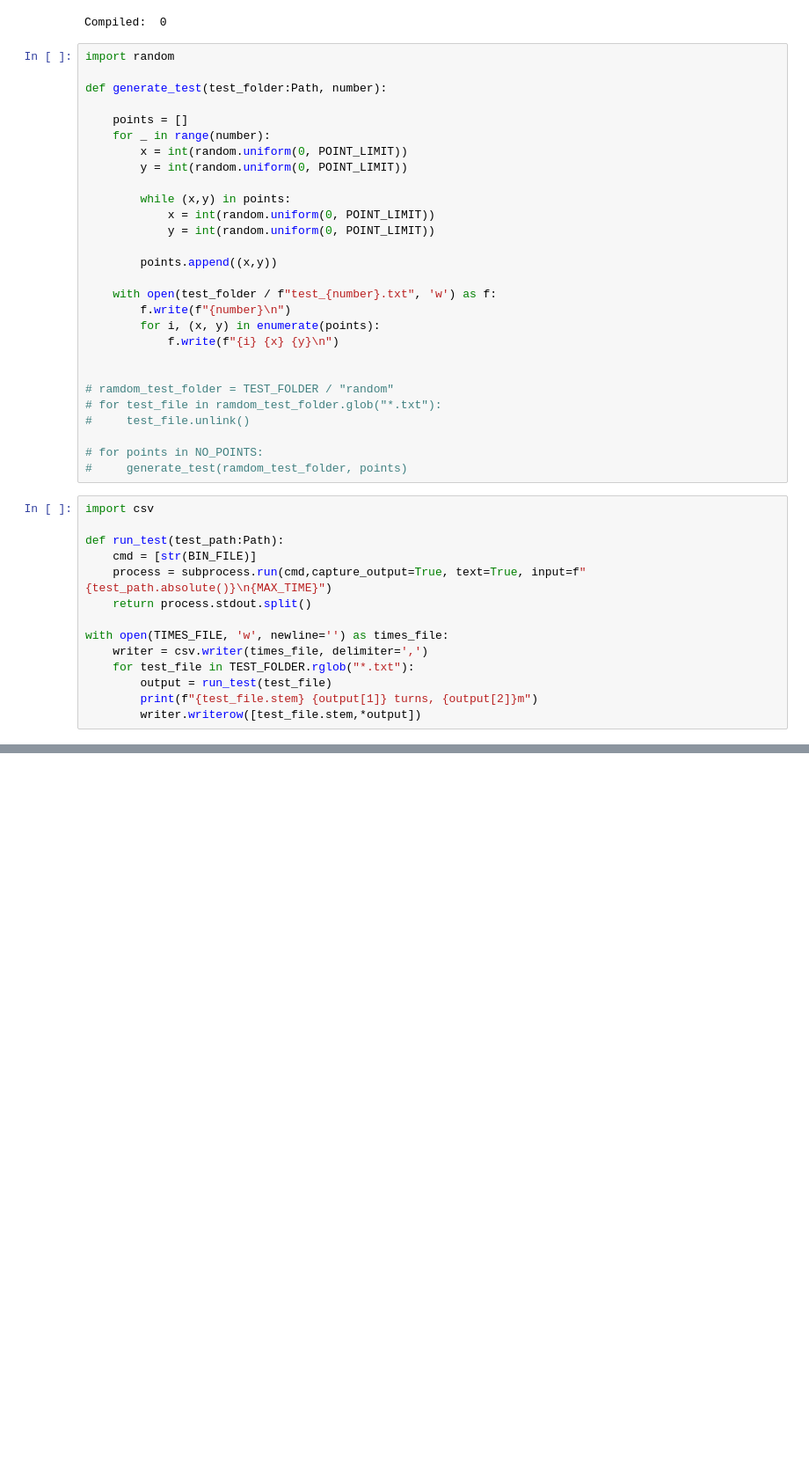
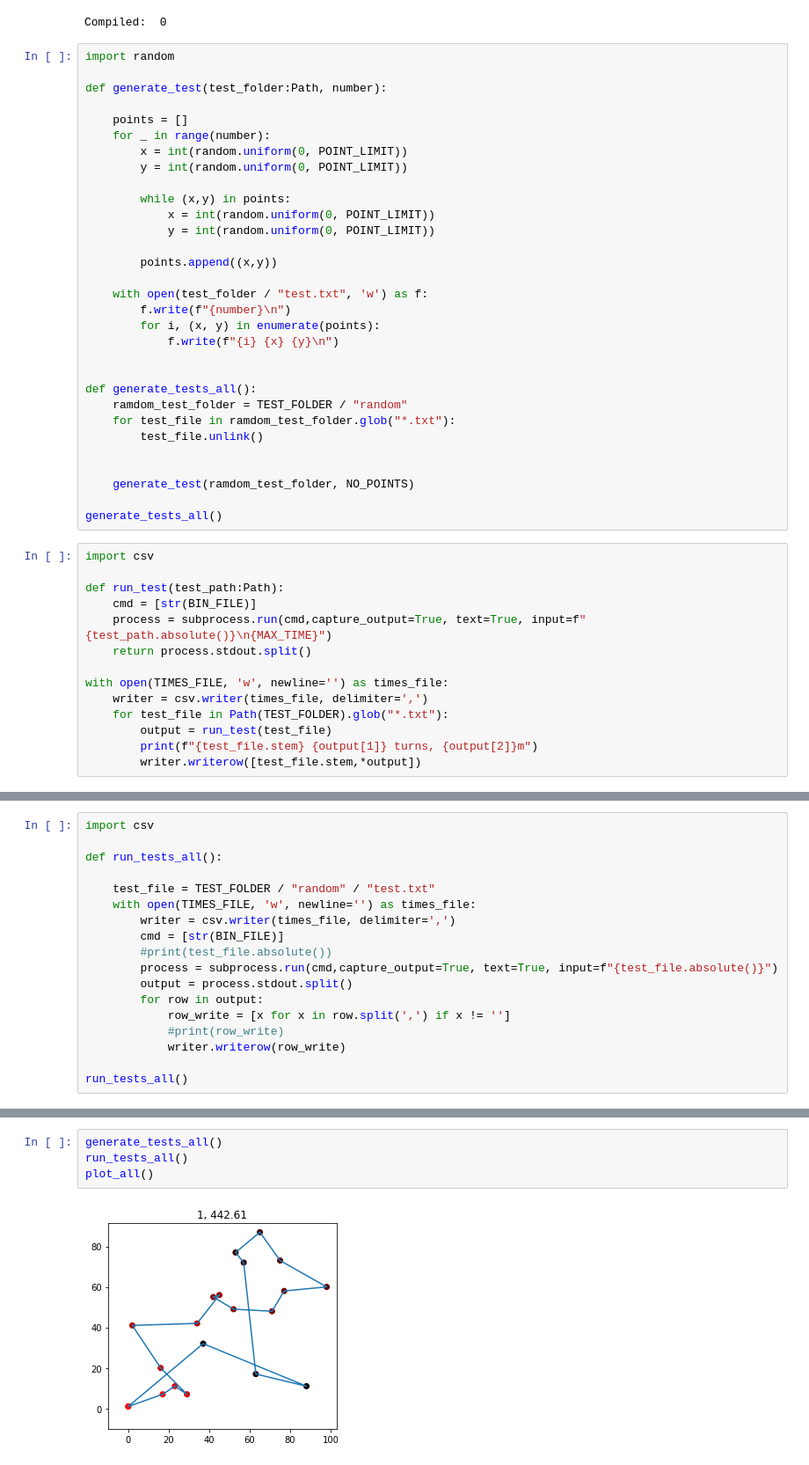
Before and after one commit to Quattro-Bajeena/OptymalizacjaKombinatoryczna, a Jupyter notebook: run_tests.ipynb, the cells around one changed output, grey strips where cells are left out. Shown at 88% size. Saved outputs shown, nothing was run; the diff lists cells and outputs as text; blank space fills up the shorter version.

```diff
--- a/run_tests.ipynb
+++ b/run_tests.ipynb
@@ -40,18 +37,21 @@ def generate_test(test_folder:Path, number):
 
         points.append((x,y))
 
-    with open(test_folder / f"test_{number}.txt", 'w') as f:
+    with open(test_folder / "test.txt", 'w') as f:
         f.write(f"{number}\n")
         for i, (x, y) in enumerate(points):
             f.write(f"{i} {x} {y}\n")
 
 
-# ramdom_test_folder = TEST_FOLDER / "random"
-# for test_file in ramdom_test_folder.glob("*.txt"):
-#     test_file.unlink()
+def generate_tests_all():
+    ramdom_test_folder = TEST_FOLDER / "random"
+    for test_file in ramdom_test_folder.glob("*.txt"):
+        test_file.unlink()
 
-# for points in NO_POINTS:
-#     generate_test(ramdom_test_folder, points)
+
+    generate_test(ramdom_test_folder, NO_POINTS)
+
+generate_tests_all()
 # %%
 import csv
 
@@ -62,7 +62,7 @@ def run_test(test_path:Path):
 
 with open(TIMES_FILE, 'w', newline='') as times_file:
     writer = csv.writer(times_file, delimiter=',')
-    for test_file in TEST_FOLDER.rglob("*.txt"):
+    for test_file in Path(TEST_FOLDER).glob("*.txt"):
         output = run_test(test_file)
         print(f"{test_file.stem} {output[1]} turns, {output[2]}m")
         writer.writerow([test_file.stem,*output])
@@ -74,0 +75,18 @@ tsp500 128 turns, 101001m
+# %%
+import csv
+
+def run_tests_all():
+
+    test_file = TEST_FOLDER / "random" / "test.txt"
+    with open(TIMES_FILE, 'w', newline='') as times_file:
+        writer = csv.writer(times_file, delimiter=',')
+        cmd = [str(BIN_FILE)]
+        #print(test_file.absolute())
+        process = subprocess.run(cmd,capture_output=True, text=True, input=f"{test_file.absolute()}")
+        output = process.stdout.split()
+        for row in output:
+            row_write = [x for x in row.split(',') if x != '']
+            #print(row_write)
+            writer.writerow(row_write)
+
+run_tests_all()
@@ -74,0 +156,6 @@ tsp500 128 turns, 101001m
+# %%
+generate_tests_all()
+run_tests_all()
+plot_all()
+# %% [output]
+[figure, added]
```
Also changed, not shown: parts of 5 cells of this notebook, 51 other files.
